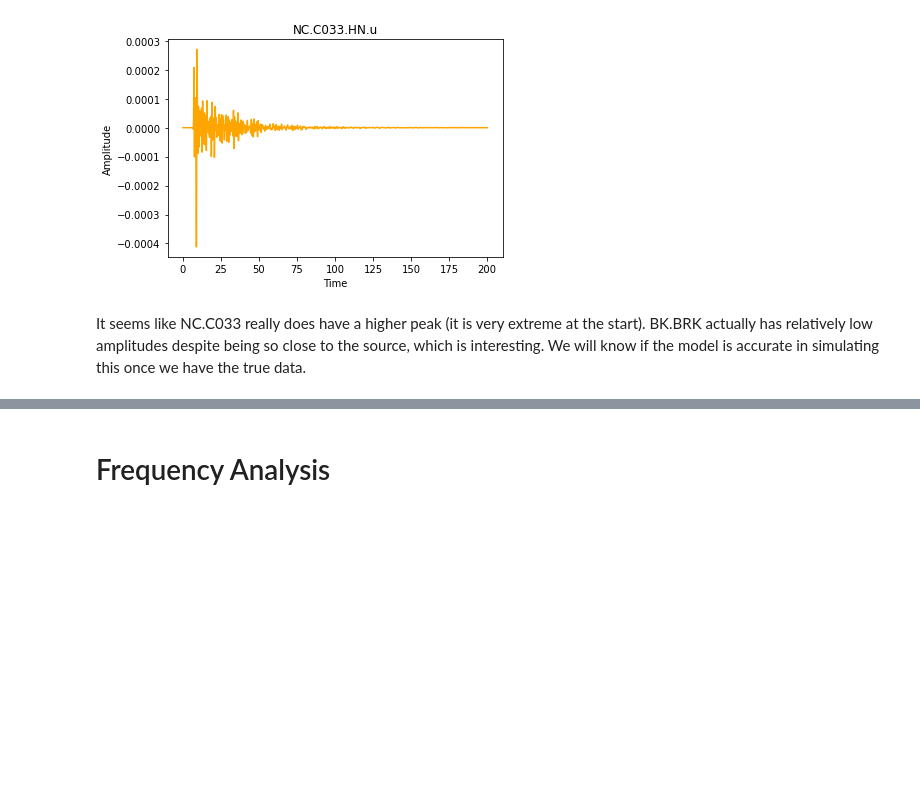
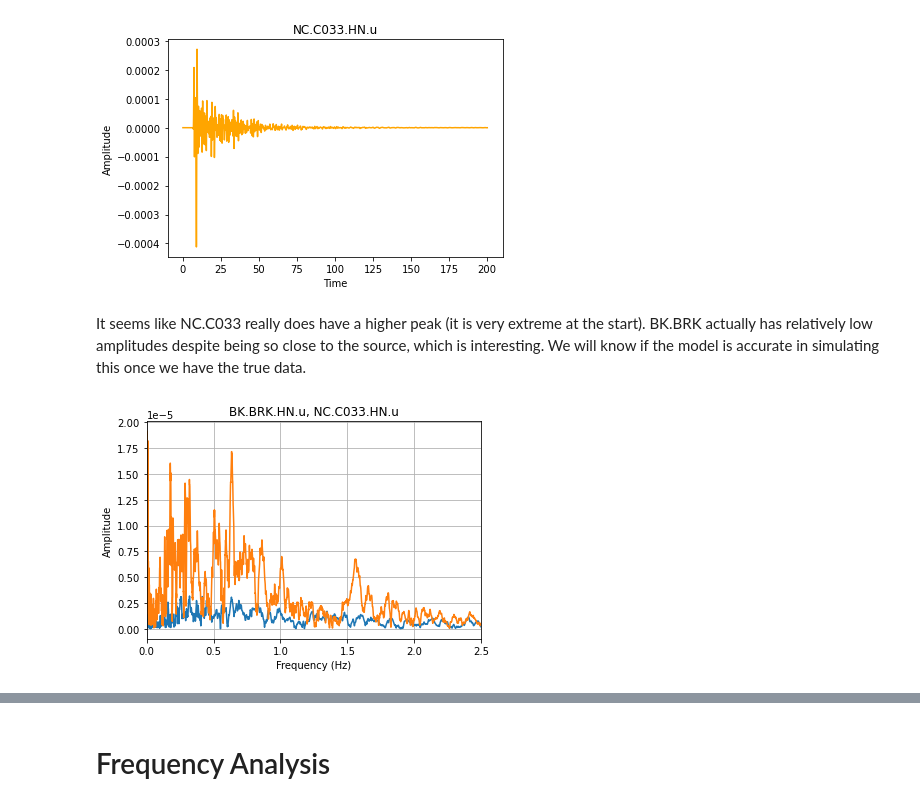
Before and after one commit to jeffreyjsung/3d-ground-motion-simulations, a Jupyter notebook: 3d_ground_motion_simulations.ipynb, the cells around one changed output, grey strips where cells are left out. Saved outputs shown, nothing was run; the diff lists cells and outputs as text; code cells hidden in the pictures; blank space fills up the shorter version.

```diff
--- a/3d_ground_motion_simulations.ipynb
+++ b/3d_ground_motion_simulations.ipynb
@@ -551,3 +551,36 @@ plt.title(point2);
 [figure]
 # %% [markdown]
 It seems like NC.C033 really does have a higher peak (it is very extreme at the start). BK.BRK actually has relatively low amplitudes despite being so close to the source, which is interesting. We will know if the model is accurate in simulating this once we have the true data.
+# %%
+indexed = obs_df.set_index('Point')
+point1 = 'BK.BRK.HN.u' # Can visualize whatever points you want
+data1 = indexed.loc[point1]['Amplitudes']
+times1 = indexed.loc[point1]['Times']
+# For Fourier Transform, can do other visualizations
+N = len(data1)
+yf = fft(data1)
+xf = fftfreq(N, T)[:N//2]
+yf = 2.0/N * np.abs(yf[0:N//2])
+plt.plot(xf, yf)
+
+point2 = 'NC.C033.HN.u' # Can visualize whatever points you want
+data2 = indexed.loc[point2]['Amplitudes']
+times2 = indexed.loc[point2]['Times']
+N = len(data2)
+yf = fft(data2)
+xf = fftfreq(N, T)[:N//2]
+yf = 2.0/N * np.abs(yf[0:N//2])
+plt.plot(xf, yf)
+
+plt.grid()
+plt.ylabel("Amplitude")
+plt.xlabel("Frequency (Hz)");
+plt.xlim([0,2.5])
+plt.title(point1 + ', ' + point2);
+
+peak_amp_at = np.argmax(yf)
+frequency = xf[peak_amp_at]
+amp = yf[peak_amp_at]
+point = (frequency, amp)
+# %% [output]
+[figure, added]
```
Also changed, not shown: parts of 26 cells of this notebook, 1 other file.
